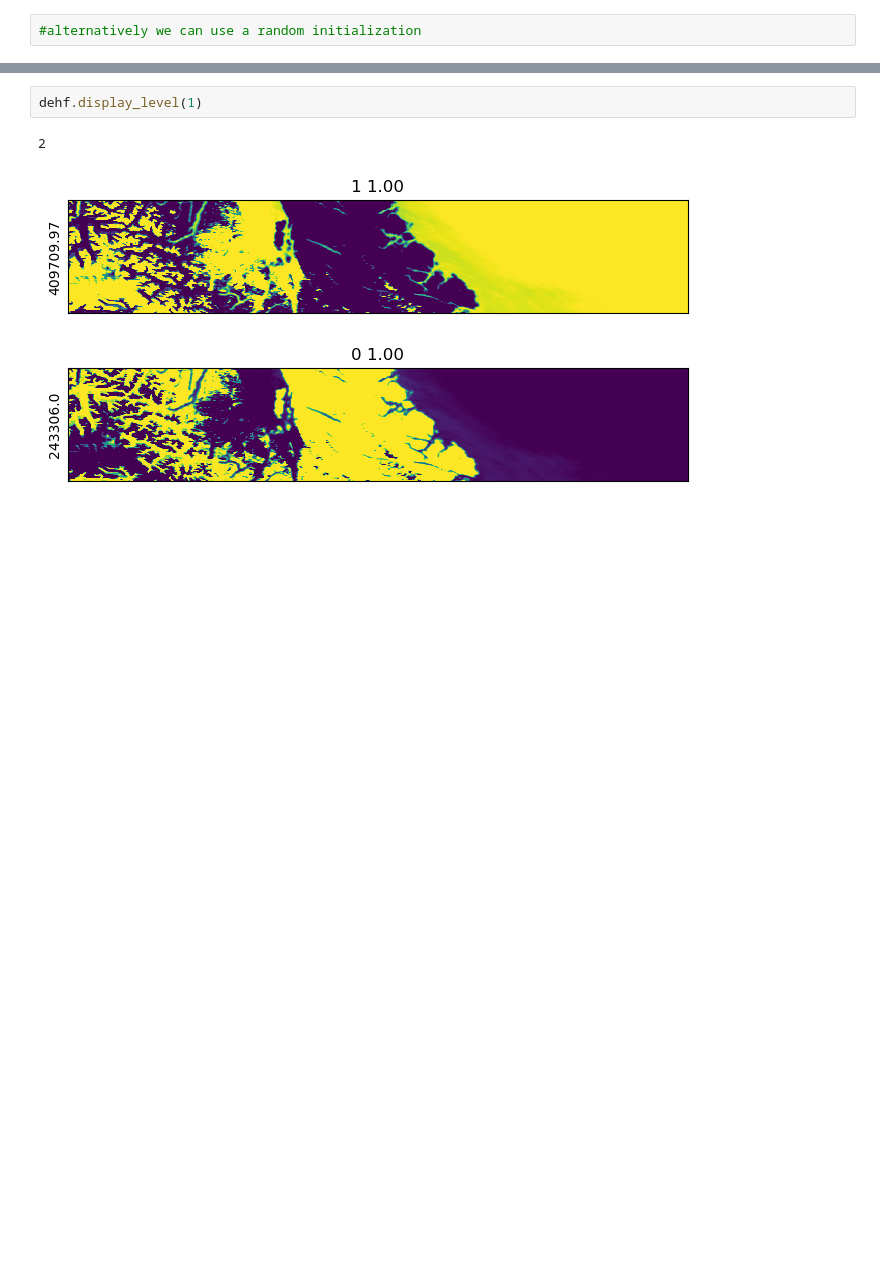
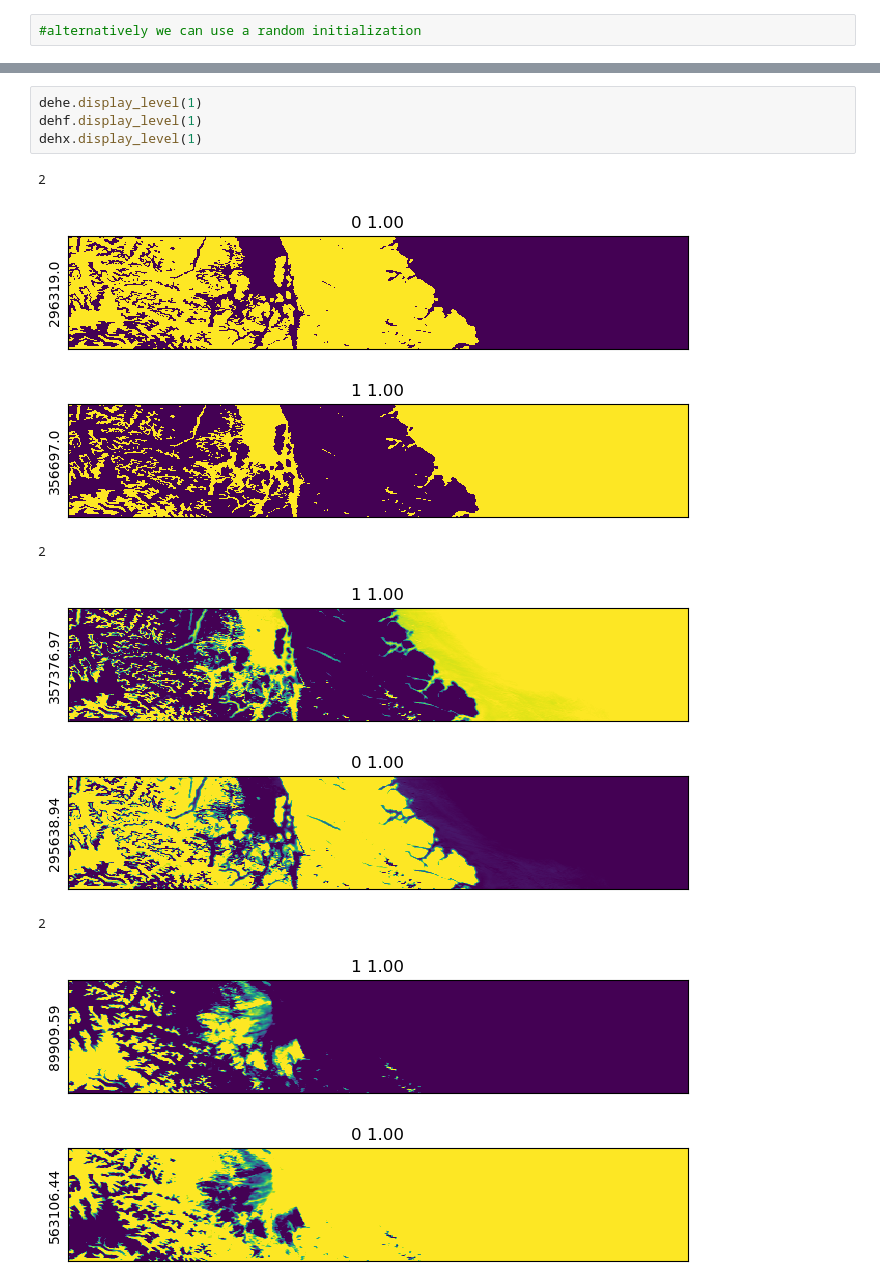
Before and after one commit to ELO-Hyp/hUH, a Jupyter notebook: Bjornolo-Classification.ipynb, the cells around one changed output, grey strips where cells are left out. Cells and saved outputs as stored; diff of their text form; blank space fills up the shorter version.

```diff
--- a/Bjornolo-Classification.ipynb
+++ b/Bjornolo-Classification.ipynb
@@ -193,6 +208,12 @@ array([[1., 1., 1., ..., 1., 1., 1.]], dtype=float32)
 # %%
+dehe.display_level(1)
 dehf.display_level(1)
+dehx.display_level(1)
 # %% [output]
 2
-[figure, old version]
+[figure, new version]
+2
+[figure, added]
+2
+[figure, added]
 # %%
```
Also changed, not shown: parts of 7 cells of this notebook, 1 other file.
